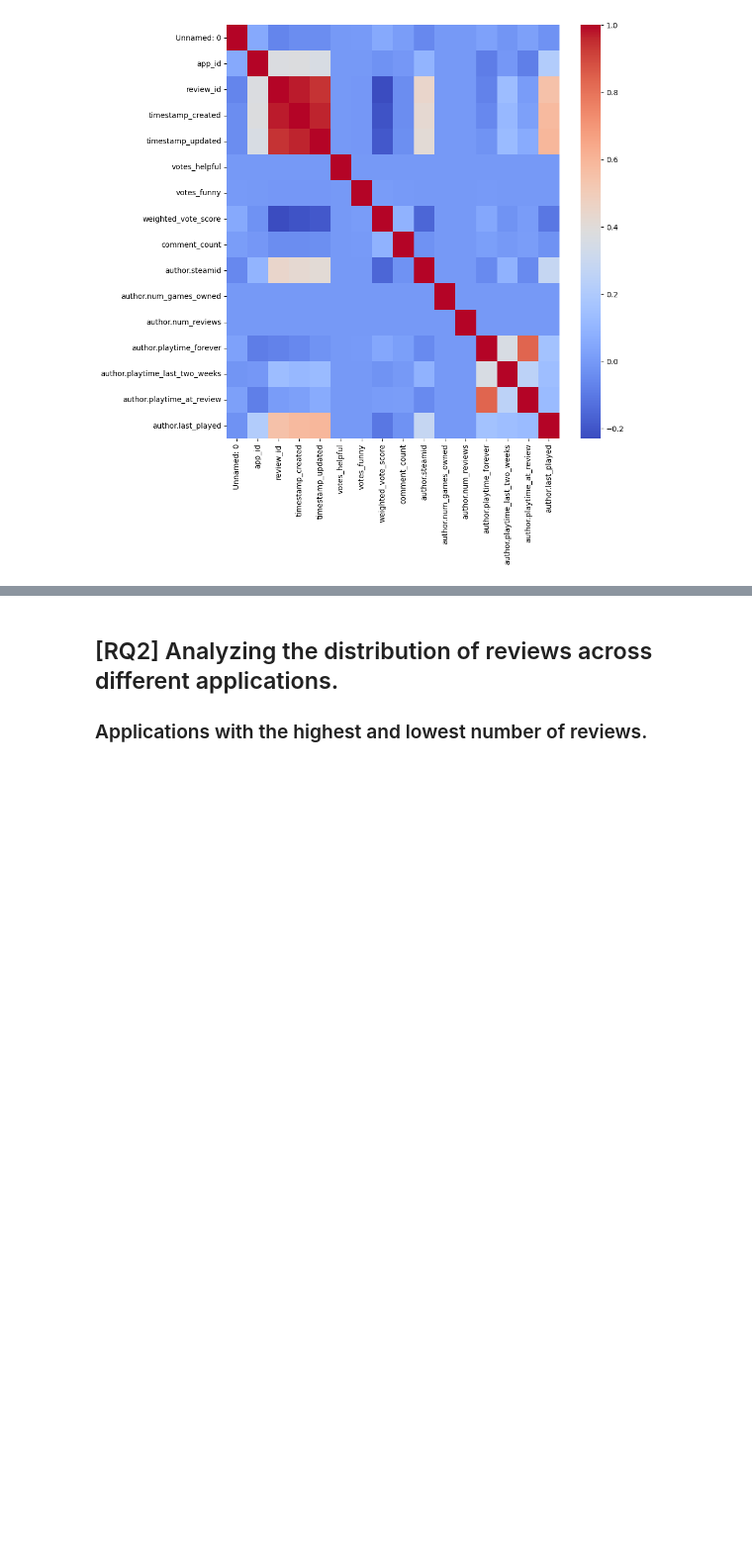
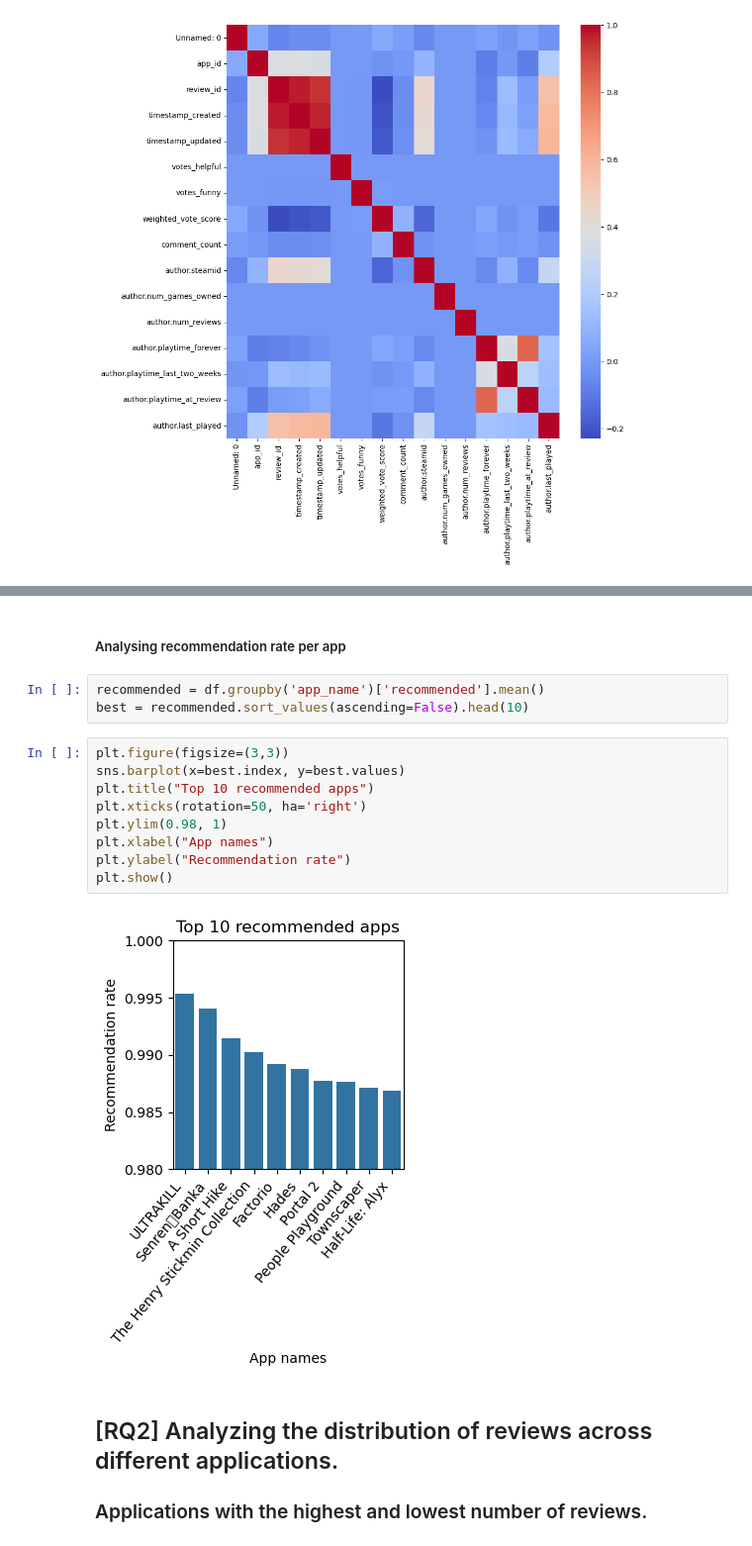
Before and after one commit to yaraoyoussef/ADM-HW2, a Jupyter notebook: main.ipynb, the cells around one changed output, grey strips where cells are left out. Shown at 99% size. Drawn from its saved outputs; the diff is of its cells as text; blank space fills up the shorter version.

```diff
--- a/main.ipynb
+++ b/main.ipynb
@@ -144,3 +159,19 @@ plt.show()
+# %% [markdown]
+##### Analysing recommendation rate per app
+# %%
+recommended = df.groupby('app_name')['recommended'].mean()
+best = recommended.sort_values(ascending=False).head(10)
+# %%
+plt.figure(figsize=(3,3))
+sns.barplot(x=best.index, y=best.values)
+plt.title("Top 10 recommended apps")
+plt.xticks(rotation=50, ha='right')
+plt.ylim(0.98, 1)
+plt.xlabel("App names")
+plt.ylabel("Recommendation rate")
+plt.show()
+# %% [output]
+[figure, added]
 # %% [markdown]
 ## [RQ2] Analyzing the distribution of reviews across different applications.
 ### Applications with the highest and lowest number of reviews.
```
Also changed, not shown: parts of 12 cells of this notebook.
